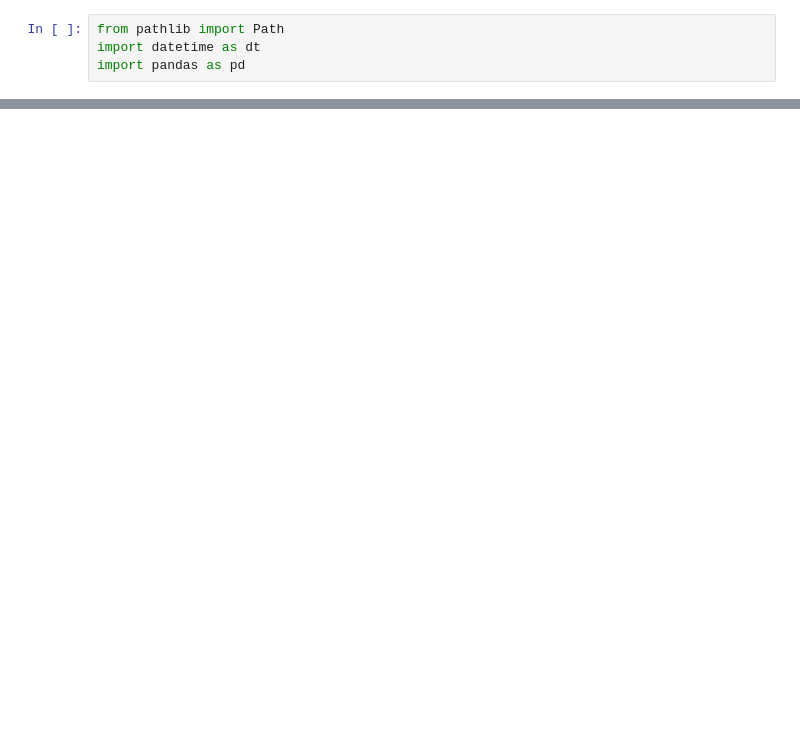
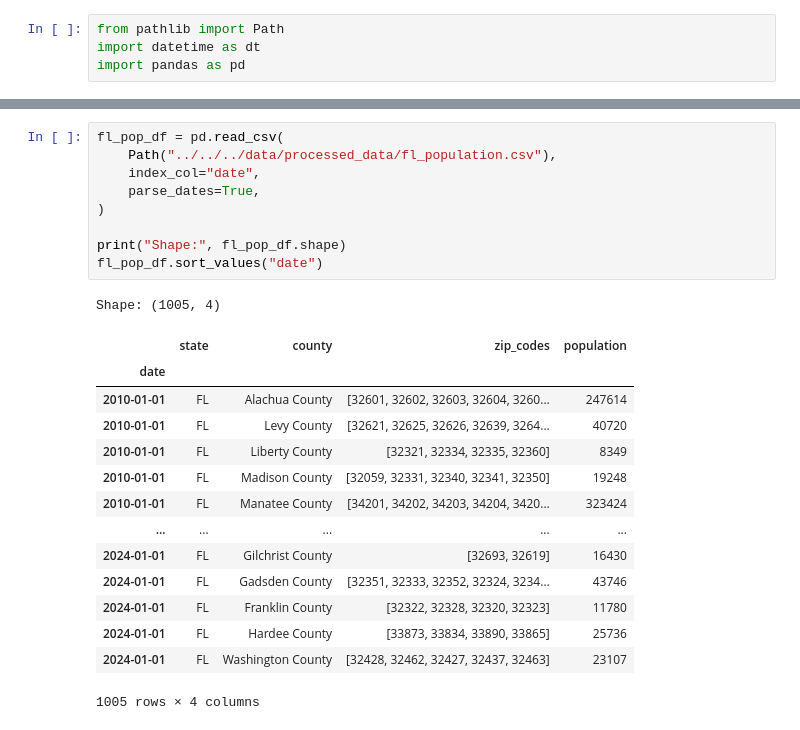
Before and after one commit to rune-encoder/Project-1, a Jupyter notebook: notebooks/individual_work/christian_exploration/christian_exploration.ipynb, the cells around one changed output, grey strips where cells are left out. Cells and saved outputs as stored; diff of their text form; blank space fills up the shorter version.

```diff
--- a/notebooks/individual_work/christian_exploration/christian_exploration.ipynb
+++ b/notebooks/individual_work/christian_exploration/christian_exploration.ipynb
@@ -31,3 +31,28 @@ Shape: (353974, 4)
+# %%
+fl_pop_df = pd.read_csv(
+    Path("../../../data/processed_data/fl_population.csv"),
+    index_col="date",
+    parse_dates=True,
+)
+
+print("Shape:", fl_pop_df.shape)
+fl_pop_df.sort_values("date")
+# %% [output]
+Shape: (1005, 4)
+|  | state | county | zip_codes | population |
+| date |  |  |  |  |
+| 2010-01-01 | FL | Alachua County | [32601, 32602, 32603, 32604, 3260... | 247614 |
+| 2010-01-01 | FL | Levy County | [32621, 32625, 32626, 32639, 3264... | 40720 |
+| 2010-01-01 | FL | Liberty County | [32321, 32334, 32335, 32360] | 8349 |
+| 2010-01-01 | FL | Madison County | [32059, 32331, 32340, 32341, 32350] | 19248 |
+| 2010-01-01 | FL | Manatee County | [34201, 34202, 34203, 34204, 3420... | 323424 |
+| ... | ... | ... | ... | ... |
+| 2024-01-01 | FL | Gilchrist County | [32693, 32619] | 16430 |
+| 2024-01-01 | FL | Gadsden County | [32351, 32333, 32352, 32324, 3234... | 43746 |
+| 2024-01-01 | FL | Franklin County | [32322, 32328, 32320, 32323] | 11780 |
+| 2024-01-01 | FL | Hardee County | [33873, 33834, 33890, 33865] | 25736 |
+| 2024-01-01 | FL | Washington County | [32428, 32462, 32427, 32437, 32463] | 23107 |
+1005 rows × 4 columns
 # %%
 ca_ev_df = pd.read_csv(
     Path("../../../data/processed_data/ca_ev_registrations.csv"),
```
Also changed, not shown: parts of 5 cells of this notebook, 1 other file.
